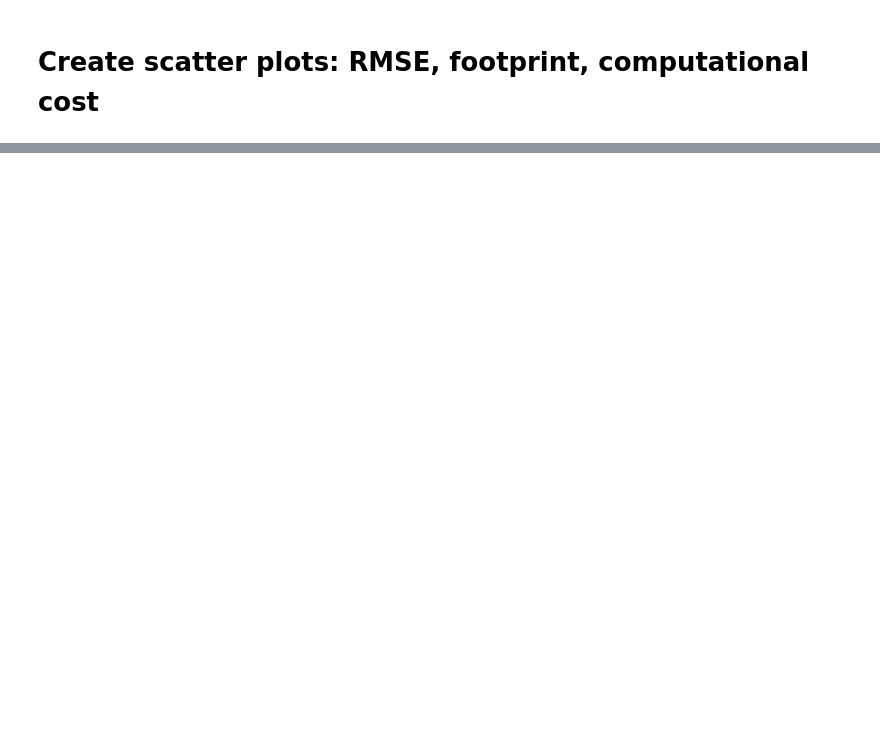
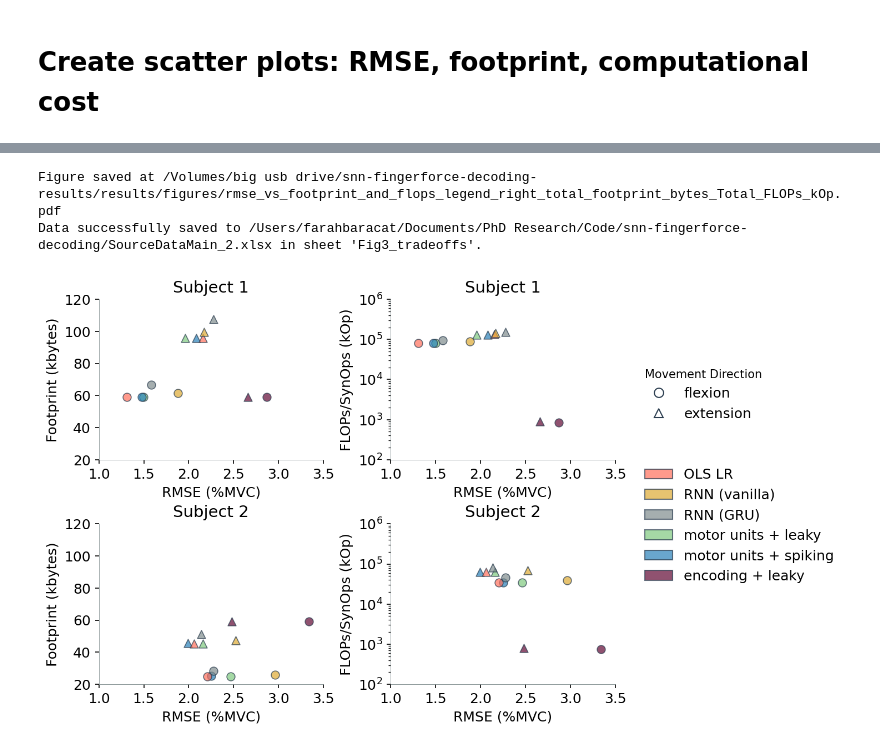
Before and after one commit to FarahBaracat/snn-fingerforce-decoding, a Jupyter notebook: notebooks/analysis/ComputationalRessources.ipynb, the cells around one changed output, grey strips where cells are left out. Saved outputs shown, nothing was run; the diff lists cells and outputs as text; code cells hidden in the pictures; blank space fills up the shorter version.

Commit message:
Save tradeoffs plot to pdf and data to source file

```diff
--- a/notebooks/analysis/ComputationalRessources.ipynb
+++ b/notebooks/analysis/ComputationalRessources.ipynb
@@ -87,3 +95,5 @@ output_figures_dir = os.path.join(data_config.root_results_dir, data_config.figs
 results_dir = 'output_files'
 
 output_figures_dir
+
+source_data_main_file = 'SourceDataMain_2.xlsx'
@@ -500,7 +850,9 @@ def plot_rmse_vs_footprint_and_flops(total_footprint_df: pd.DataFrame,
                                       save_fig: bool = False,
                                       footprint_col = 'total_footprint_bytes',
                                       output_figures_dir: str = None,
-                                      fig_name: str = None):
+                                      fig_name: str = None,
+                                      source_data_path:str=None,
+                                      sheet_name:str='resources'):
     """
     For each subject, plot RMSE vs Footprint (left) and RMSE vs FLOPs (right).
     Color = topology, marker shape = direction.
@@ -606,10 +958,41 @@ def plot_rmse_vs_footprint_and_flops(total_footprint_df: pd.DataFrame,
 
     if save_fig and output_figures_dir:
         if fig_name is None:
-            fig_name = f"rmse_vs_footprint_and_flops_legend_right_{footprint_col}_{flops_col}.png"
+            fig_name = f"rmse_vs_footprint_and_flops_legend_right_{footprint_col}_{flops_col}.pdf"
         fig_path = os.path.join(output_figures_dir, fig_name)
         plt.savefig(fig_path, dpi=300, bbox_inches='tight')
         print(f"Figure saved at {fig_path}")
 
+    if source_data_path is not None:
+        save_frames = []
+        for subject in subjects:
+            subject_data = merged[merged[SUBJECT_COL] == subject].copy()
+            subject_data[footprint_col] = subject_data[footprint_col] / 1024  # match plot units
+
+            for metric_col, metric_label in [(footprint_col, 'footprint_kbytes'), (flops_col, 'flops_kOp')]:
+                pivot = subject_data.pivot_table(
+                    index=DIR_COL,
+                    columns='topology_label',
+                    values=[rmse_col, metric_col],
+                    aggfunc='mean'
+                )
+                # Flatten MultiIndex columns: (value, topology) -> "topology (value)"
+                pivot.columns = [f'{topo} ({val})' for val, topo in pivot.columns]
+                pivot = pivot.reset_index().rename(columns={DIR_COL: 'direction'})
+                pivot.insert(0, 'subject', subject)
+                pivot.insert(1, 'metric', metric_label)
+                save_frames.append(pivot)
+
+        separator_cols = save_frames[0].columns
+        separator = pd.DataFrame([[''] * len(separator_cols)], columns=separator_cols)
+        frames_with_sep = []
+        for i, df in enumerate(save_frames):
+            frames_with_sep.append(df)
+            if i < len(save_frames) - 1:
+                frames_with_sep.append(separator)
+        combined = pd.concat(frames_with_sep, ignore_index=True)
+        io.save_to_source_data(source_data_path, combined, sheet_name=sheet_name)
+
+
     return fig
 # %%
@@ -625,11 +1008,17 @@ fig = plot_rmse_vs_footprint_and_flops(
 # %%
 fig = plot_rmse_vs_footprint_and_flops(
     total_footprint_df,
     df_total_flops,
     topology_metrics_df,
-    save_fig=False,
+    save_fig=True,
     output_figures_dir=output_figures_dir,
     flops_y_lim=[10**2, 10**6],
     footprint_col = 'total_footprint_bytes',
     flops_col = 'Total_FLOPs_kOp' ,
+    source_data_path=os.path.join(project_dir, source_data_main_file),
+    sheet_name = 'Fig3_tradeoffs'
 )
+# %% [output]
+Figure saved at /Volumes/big usb drive/snn-fingerforce-decoding-results/results/figures/rmse_vs_footprint_and_flops_legend_right_total_footprint_bytes_Total_FLOPs_kOp.pdf
+Data successfully saved to /Users/farahbaracat/Documents/PhD Research/Code/snn-fingerforce-decoding/SourceDataMain_2.xlsx in sheet 'Fig3_tradeoffs'.
+[figure, added]
```
Also changed, not shown: parts of 20 cells of this notebook.
